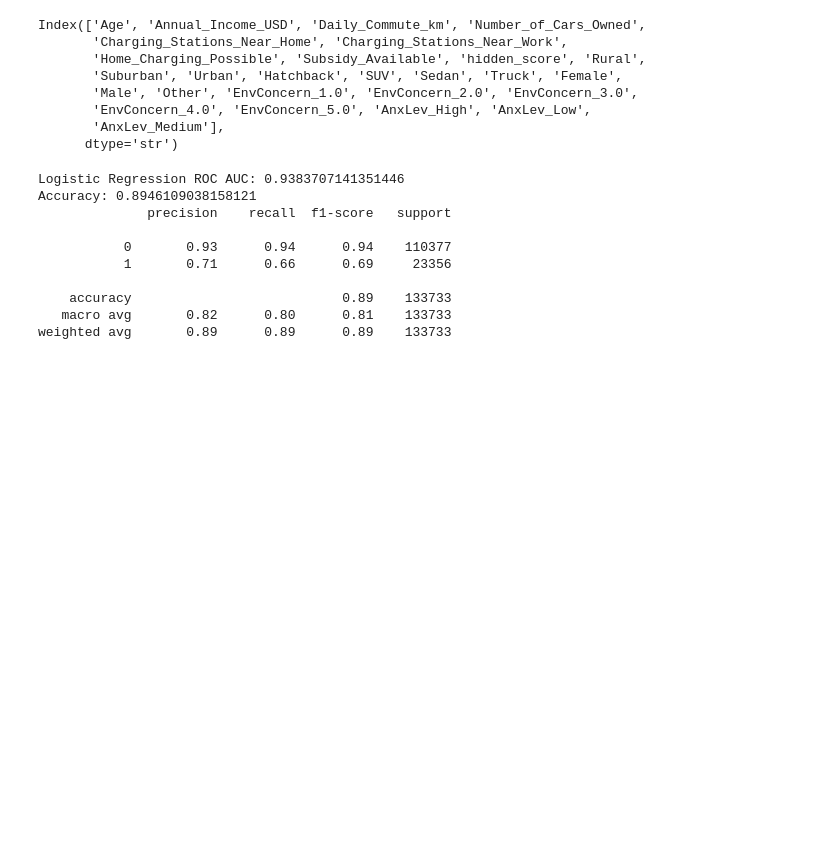
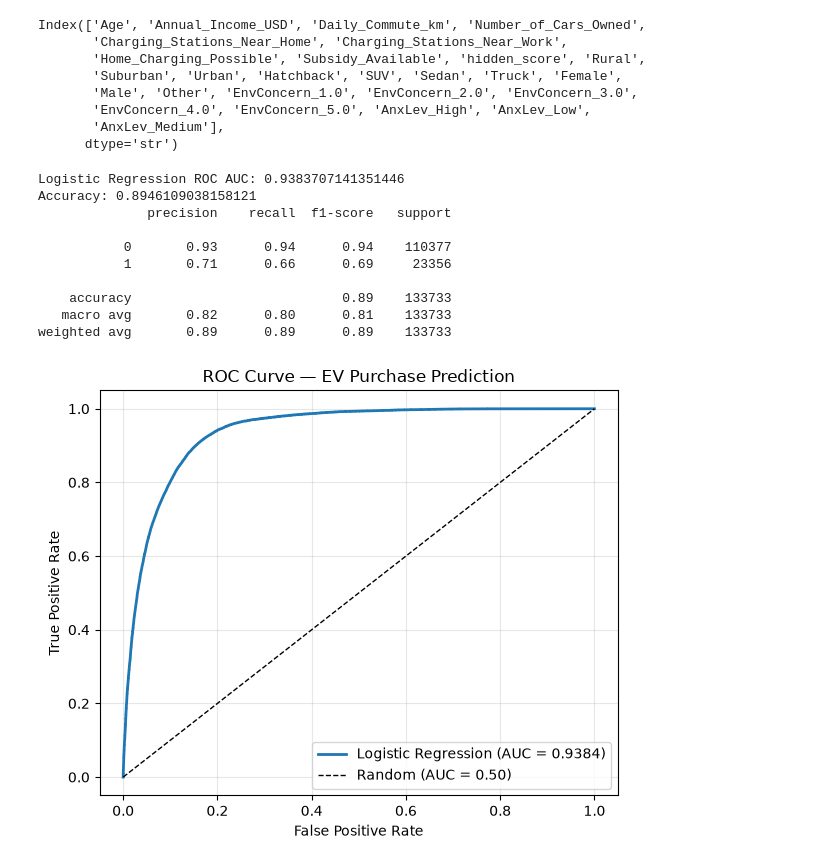
Before and after one commit to diti0-dot/python_projects, a Jupyter notebook: ev_purchase/my_file.ipynb, the cells around one changed output. Drawn from its saved outputs; the diff is of its cells as text; code cells hidden in the pictures; blank space fills up the shorter version.

Commit message:
updated paths, added graph

```diff
--- a/ev_purchase/my_file.ipynb
+++ b/ev_purchase/my_file.ipynb
@@ -127,24 +126,39 @@ X_test[numerical_columns] = scaler.transform(
 # %%
 model = LogisticRegression(class_weight=None, random_state=42, solver='lbfgs', max_iter=5000, C=1.0)
 
 model.fit(X_train, y_train)
 y_pred = model.predict(X_test)
 
 y_prob = model.predict_proba(X_test)[:, 1]
-roc_auc = roc_auc_score(y_test, y_prob)
+auc = roc_auc_score(y_test, y_prob)
 
-print("Logistic Regression ROC AUC:", roc_auc)
+print("Logistic Regression ROC AUC:", auc)
 
 print("Accuracy:", accuracy_score(y_test, y_pred))
 print(classification_report(y_test, y_pred))
+
+
+fpr, tpr, _ = roc_curve(y_test, y_prob)
+
+plt.figure(figsize=(6, 5))
+plt.plot(fpr, tpr, label=f"Logistic Regression (AUC = {auc:.4f})", linewidth=2)
+plt.plot([0, 1], [0, 1], 'k--', linewidth=1, label="Random (AUC = 0.50)")
+plt.xlabel("False Positive Rate")
+plt.ylabel("True Positive Rate")
+plt.title("ROC Curve — EV Purchase Prediction")
+plt.legend(loc="lower right")
+plt.grid(alpha=0.3)
+plt.tight_layout()
+plt.show()
 # %% [output]
 Logistic Regression ROC AUC: 0.9383707141351446
 Accuracy: 0.8946109038158121
               precision    recall  f1-score   support
 
            0       0.93      0.94      0.94    110377
            1       0.71      0.66      0.69     23356
 
     accuracy                           0.89    133733
    macro avg       0.82      0.80      0.81    133733
 weighted avg       0.89      0.89      0.89    133733
+[figure, added]
```
Also changed, not shown: parts of 1 cell of this notebook.
